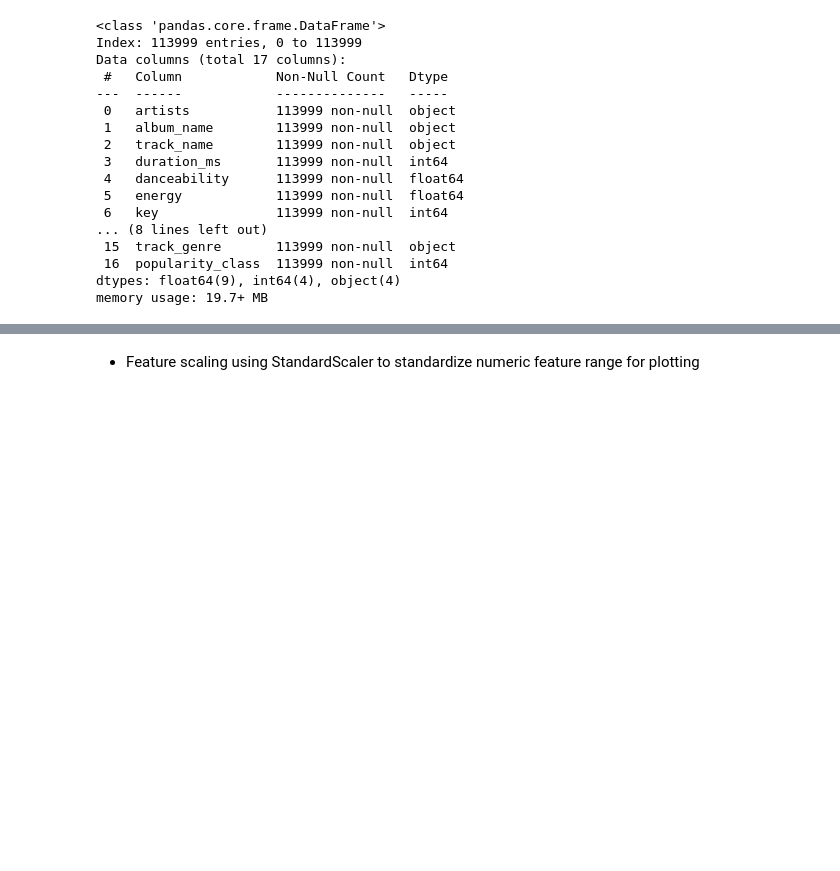
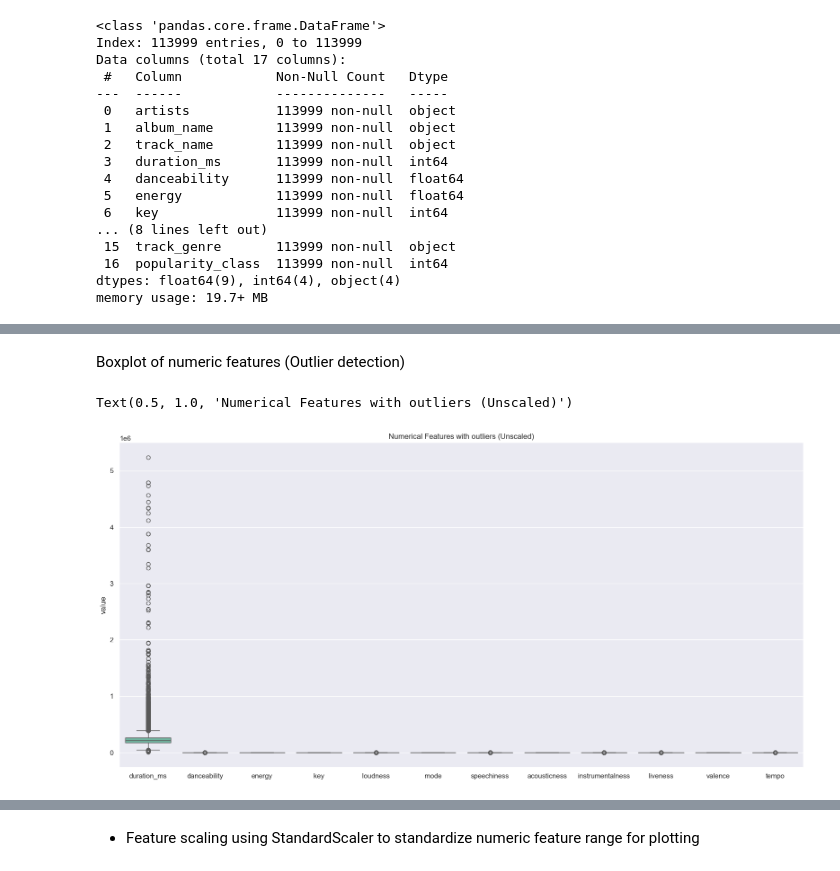
Before and after one commit to xunchiasg/ML-models, a Jupyter notebook: spotify_ml.ipynb, the cells around one changed output, grey strips where cells are left out. Saved outputs shown, nothing was run; the diff lists cells and outputs as text; code cells hidden in the pictures; blank space fills up the shorter version.

```diff
--- a/spotify_ml.ipynb
+++ b/spotify_ml.ipynb
@@ -257,0 +261,3 @@ memory usage: 19.7+ MB
+# %%
+df_numeric_unscaled = trans_df.iloc[:, 3:-2]  # Exclude 'track_genre' and 'popularity_class'
+df_numeric_unscaled.head(5)
@@ -257,0 +271,19 @@ memory usage: 19.7+ MB
+# %% [markdown]
+Boxplot of numeric features (Outlier detection)
+# %%
+# Set seaborn theme for plotting
+sns.set_theme(style='darkgrid')
+
+#Pandas melt to reshape from wide to long format where y will be value for plotting
+df_melt=pd.melt(df_numeric_unscaled)
+df_melt
+
+#Box plot with outliers
+plt.figure(figsize=(16, 8))
+sns.boxplot(x='variable', y='value', data=df_melt, palette='Set2')
+plt.xlabel(None)
+plt.tight_layout()
+plt.title('Numerical Features with outliers (Unscaled)')
+# %% [output]
+Text(0.5, 1.0, 'Numerical Features with outliers (Unscaled)')
+[figure, added]
```
Also changed, not shown: parts of 55 cells of this notebook.
